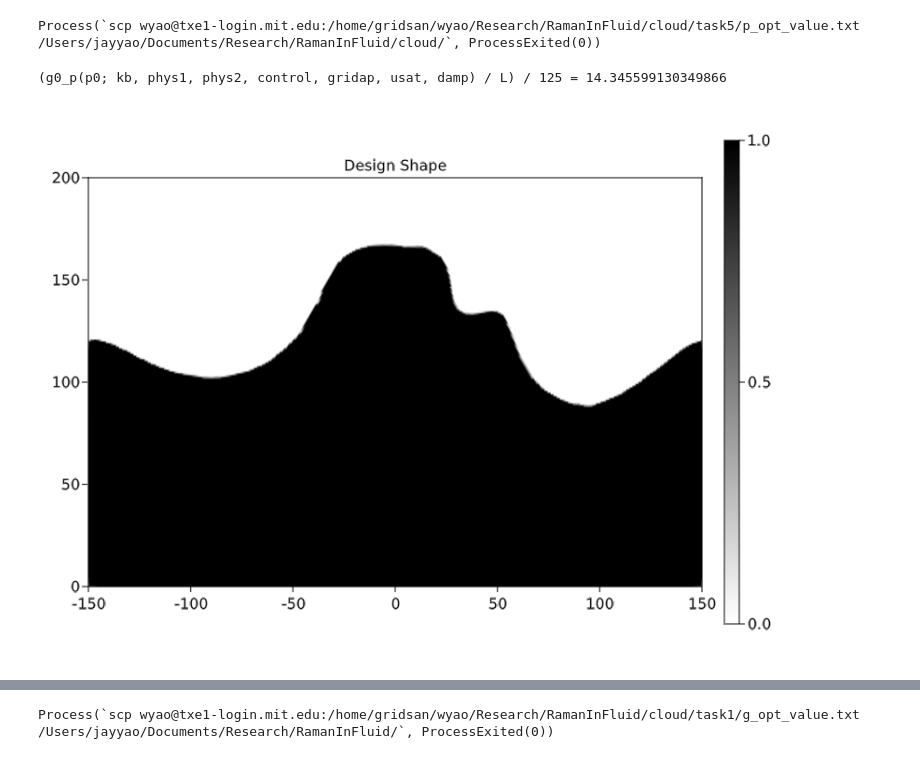
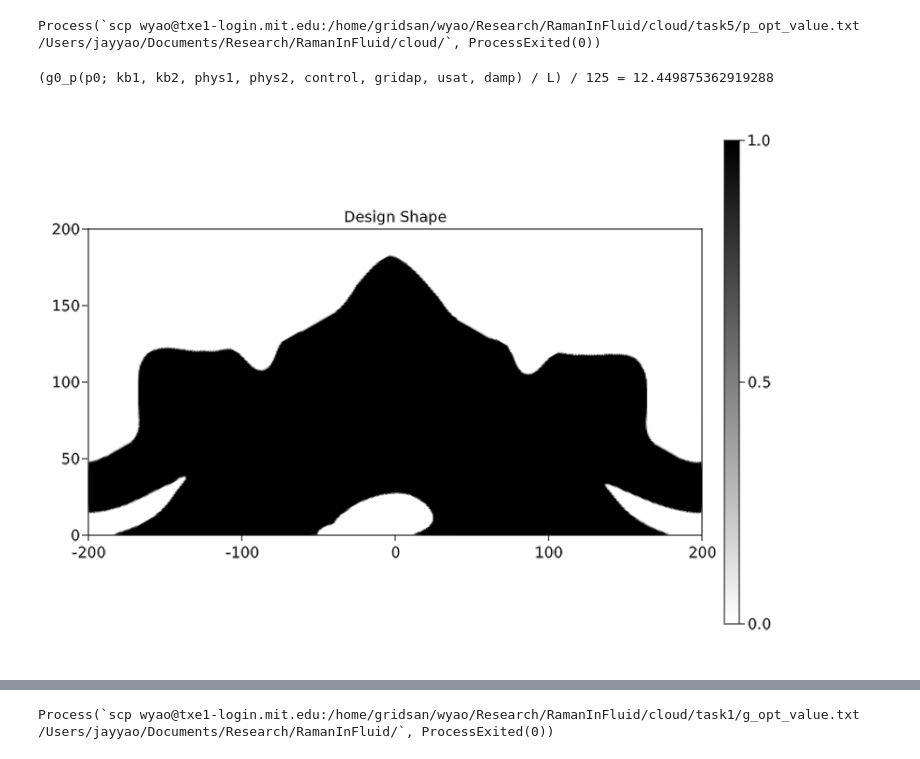
Before and after one commit to WenjieYao/RamanInFluid, a Jupyter notebook: Main_cloud.ipynb, the cells around one changed output, grey strips where cells are left out. Saved outputs shown, nothing was run; the diff lists cells and outputs as text; code cells hidden in the pictures.

```diff
--- a/Main_cloud.ipynb
+++ b/Main_cloud.ipynb
@@ -38,7 +38,7 @@ R = 1e-10
 
 hr = (λ1+λ2)/nf/4          # Height of Raman molecule
 # Geometry parameters of the mesh
-L = 300           # Length of the normal region
+L = 400           # Length of the normal region
 hair = 500 + hr       # Height of the air region
 hs = 300 + hr         # Height of the source location in air
 ht = 200 + hr         # Height of the target location in air
@@ -120,39 +120,40 @@ damp = 4
 # Output and view
 ImportFromFile = true
 N = num_free_dofs(gridap.FE_U)
 if ImportFromFile
     #p_max = readdlm("cloud/task5/p_opt_value.txt", Float64)
     p_max = readdlm("cloud/p_opt_value.txt", Float64)
     p0 = p_max[:]
 else
     p0 = zeros(gridap.np)
 end
 
-kb = 0
+kb1 = 0
+kb2 = 0
 pf_vec = pf_p0(p0; control, gridap)
 pfh = FEFunction(gridap.FE_Pf, pf_vec)
 pth = (pf -> Threshold(pf; control)) ∘ pfh
-A1_mat = MatrixA(pth, kb; phys=phys1, control, gridap)
+A1_mat = MatrixA(pth, kb1; phys=phys1, control, gridap)
 b1_vec = assemble_vector(v->(∫(v)gridap.dΓ_s), gridap.FE_V)
 u1_vec = A1_mat \ b1_vec
 u1h = FEFunction(gridap.FE_U, u1_vec)
 
-A2_mat = MatrixA(pth, kb; phys=phys2, control, gridap)
+A2_mat = MatrixA(pth, kb2; phys=phys2, control, gridap)
 o_vec = VectorO(1, 1; gridap)
 v2_vec = A2_mat' \ o_vec
 v2h = FEFunction(gridap.FE_U, v2_vec)
 
-@show g0_p(p0; kb, phys1, phys2, control, gridap, usat, damp)/L/125
+@show g0_p(p0; kb1, kb2, phys1, phys2, control, gridap, usat, damp)/L/125
 fig, ax, plt = plot(gridap.Ω, pth, colormap = :binary)
 Colorbar(fig[1,2], plt)
 ax.aspect = AxisAspect(L/(hd))
 ax.title = "Design Shape"
 limits!(ax, -L/2, L/2, 0, hd)
 save("Results/shape.png", fig)
 fig
 # %% [output]
-(g0_p(p0; kb, phys1, phys2, control, gridap, usat, damp) / L) / 125 = 14.345599130349866
+(g0_p(p0; kb1, kb2, phys1, phys2, control, gridap, usat, damp) / L) / 125 = 12.449875362919288
-[figure, old version]
+[figure, new version]
 # %%
 maxe = 20#usat
 e1=abs2(phys1.nf^2)
```
Also changed, not shown: parts of 3 cells of this notebook, 31 other files.
